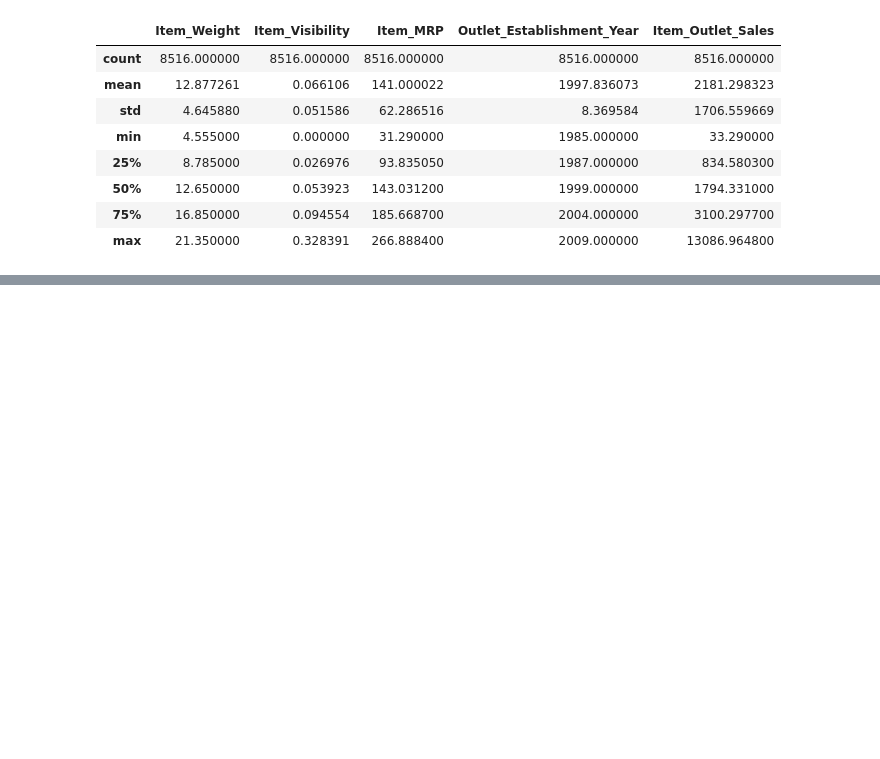
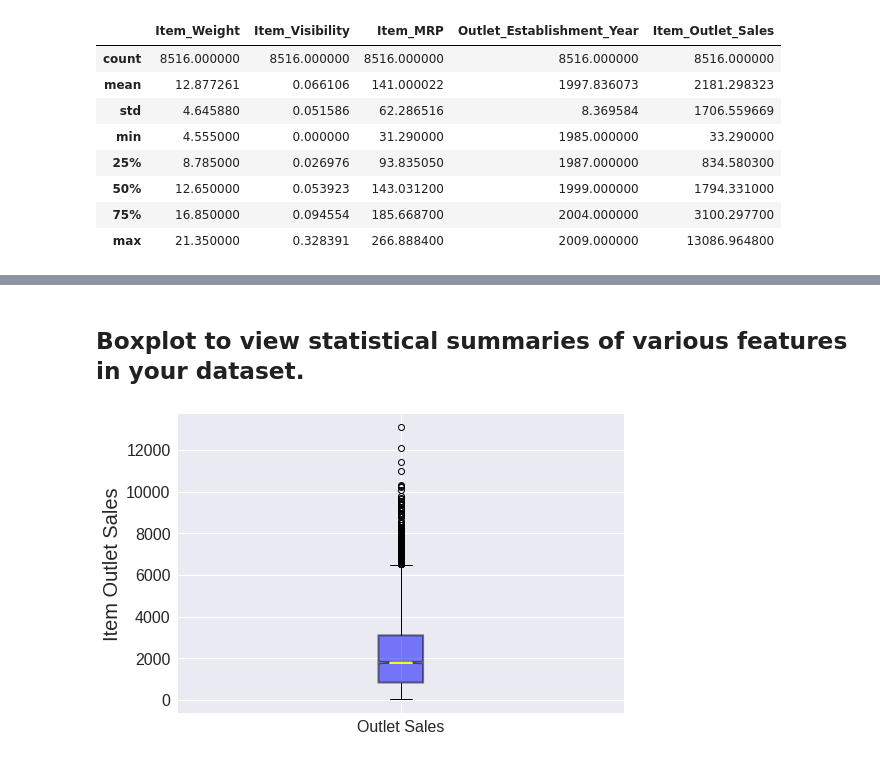
Before and after one commit to dvisionst/food_sales_predictions, a Jupyter notebook: Project_1_food_sales.ipynb, the cells around one changed output, grey strips where cells are left out. Drawn from its saved outputs; the diff is of its cells as text; code cells hidden in the pictures; blank space fills up the shorter version.

```diff
--- a/Project_1_food_sales.ipynb
+++ b/Project_1_food_sales.ipynb
@@ -229,0 +255,20 @@ df.describe()
+# %% [markdown]
+## Boxplot to view statistical summaries of various features in your dataset.
+# %%
+sales = df['Item_Outlet_Sales']
+plt.boxplot([sales],
+                        notch=True,
+                        labels=['Outlet Sales'],
+                        patch_artist=True,
+                        widths=.1,
+                        medianprops= dict(linestyle='-', linewidth=2, color='Yellow'),
+                        boxprops = dict(linestyle='--', linewidth=2, color='Black', facecolor = 'blue', alpha = .5)
+                        );
+
+
+plt.ylabel('Item Outlet Sales', fontsize = 20);
+
+plt.xticks(fontsize = 16);
+plt.yticks(fontsize = 16);
+# %% [output]
+[figure, added]
```
Also changed, not shown: parts of 12 cells of this notebook.
